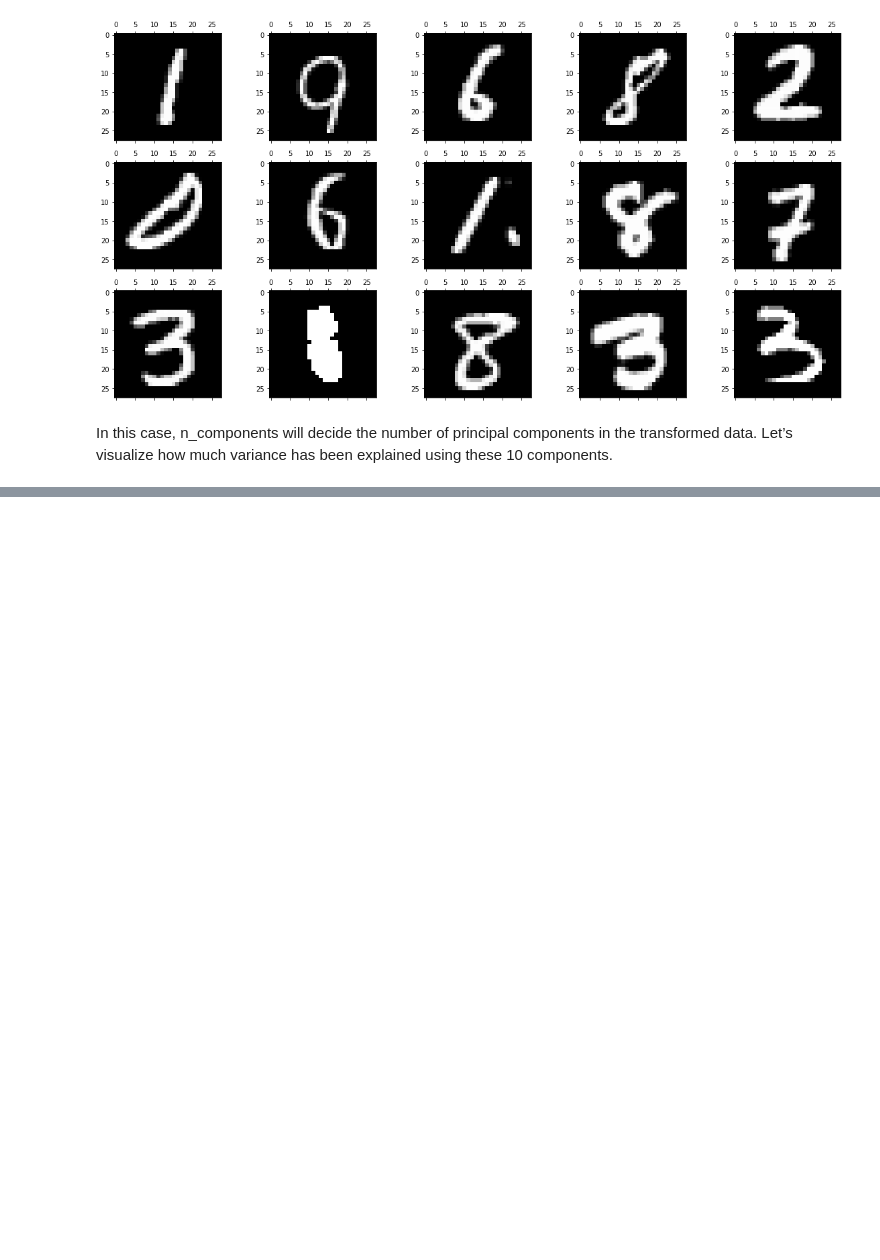
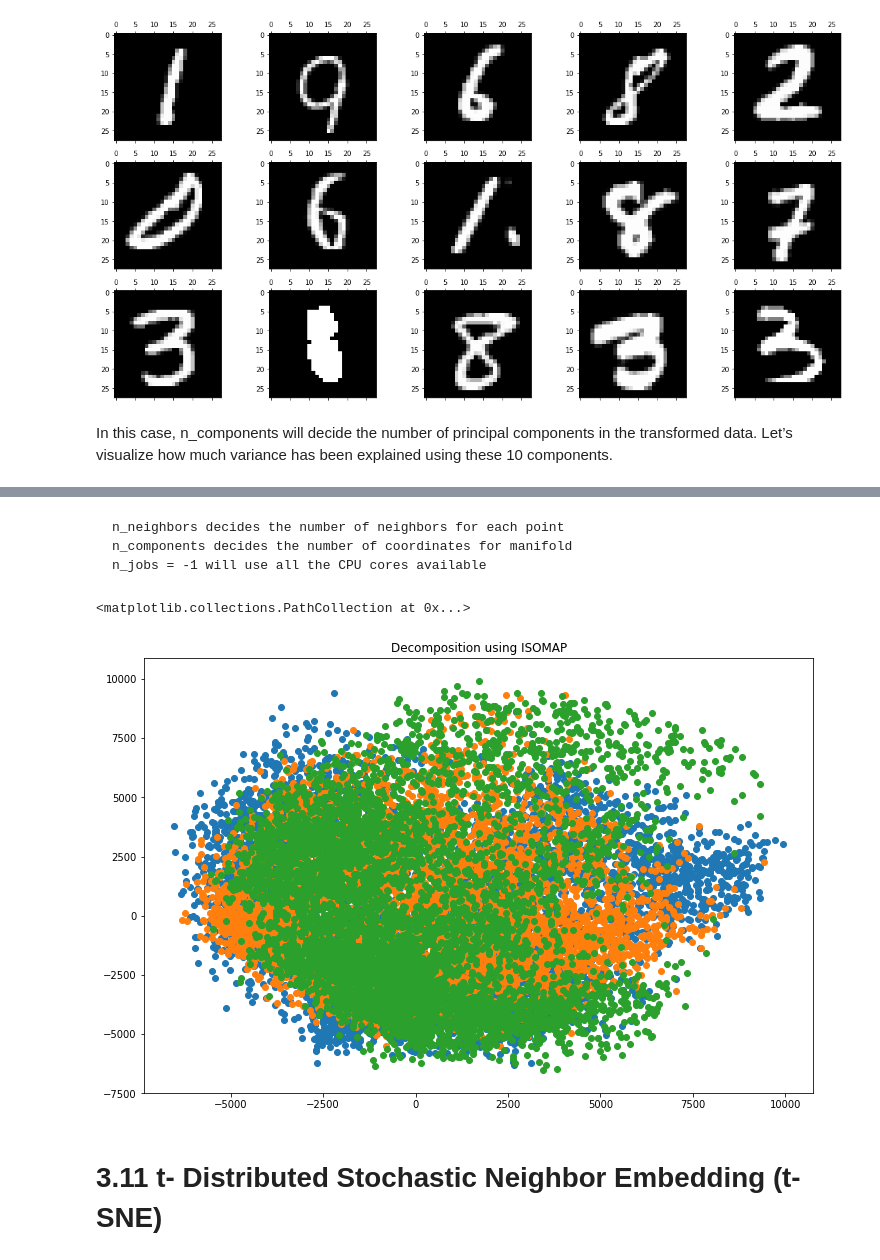
Before and after one commit to kornellewy/12-Dimensionality-Reduction-Techniques, a Jupyter notebook: 12_Dimensionality_Reduction_Techniques.ipynb, the cells around one changed output, grey strips where cells are left out. Drawn from its saved outputs; the diff is of its cells as text; code cells hidden in the pictures; blank space fills up the shorter version.

```diff
--- a/12_Dimensionality_Reduction_Techniques.ipynb
+++ b/12_Dimensionality_Reduction_Techniques.ipynb
@@ -321,0 +375,21 @@ Text(0.5, 1.0, 'Component-wise and Cumulative Explained Variance')
+# %%
+from sklearn import manifold
+trans_data = manifold.Isomap(n_neighbors=5,
+                             n_components=3,
+                             n_jobs=-1).fit_transform(df[feat_cols][:6000].values)
+# %% [markdown]
+
+    n_neighbors decides the number of neighbors for each point
+    n_components decides the number of coordinates for manifold
+    n_jobs = -1 will use all the CPU cores available
+# %%
+plt.figure(figsize=(12,8))
+plt.title('Decomposition using ISOMAP')
+plt.scatter(trans_data[:,0], trans_data[:,1])
+plt.scatter(trans_data[:,1], trans_data[:,2])
+plt.scatter(trans_data[:,2], trans_data[:,0])
+# %% [output]
+<matplotlib.collections.PathCollection at 0x...>
+[figure, added]
+# %% [markdown]
+# 3.11 t- Distributed Stochastic Neighbor Embedding (t-SNE)
```
Also changed, not shown: parts of 24 cells of this notebook.
